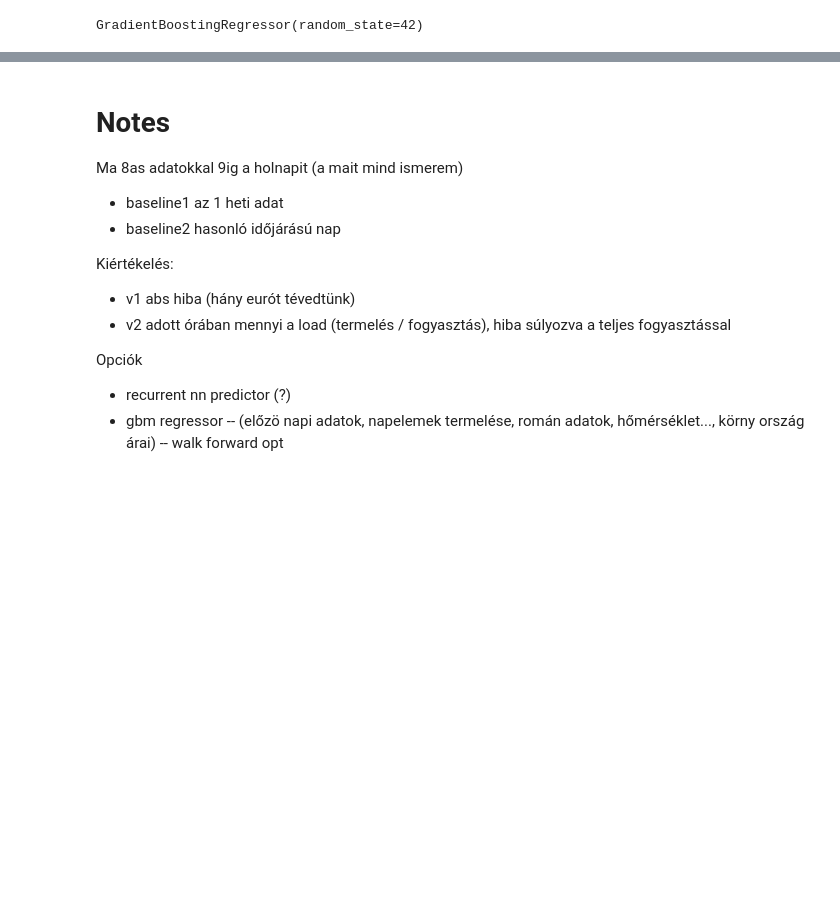
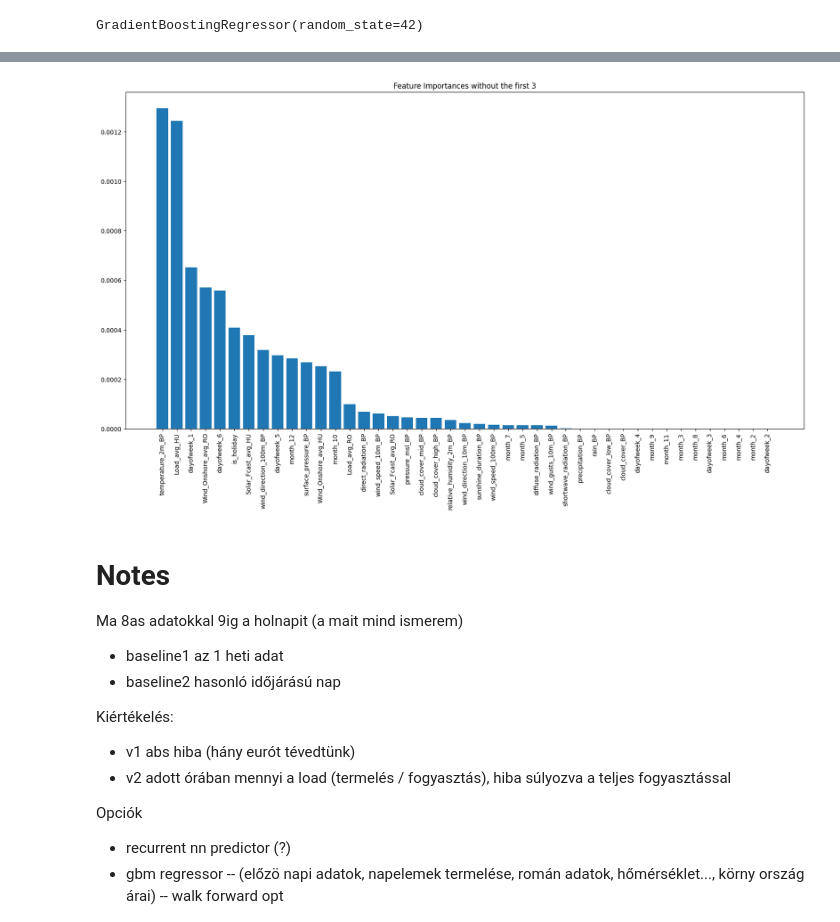
Before and after one commit to BotondProhaszka/msc_szakdolgozat, a Jupyter notebook: main.ipynb, the cells around one changed output, grey strips where cells are left out. Cells and saved outputs as stored; diff of their text form; code cells hidden in the pictures; blank space fills up the shorter version.

```diff
--- a/main.ipynb
+++ b/main.ipynb
@@ -451,3 +537,12 @@ feature_importances
+# %%
+#plot the feature importances without the first 3
+plt.figure(figsize=(20,10))
+plt.bar([x[0] for x in feature_importances[3:]], [x[1] for x in feature_importances[3:]])
+plt.xticks(rotation=90)
+plt.title('Feature Importances without the first 3')
+plt.show()
+# %% [output]
+[figure, added]
 # %% [markdown]
 # Notes
 
```
Also changed, not shown: parts of 19 cells of this notebook.
